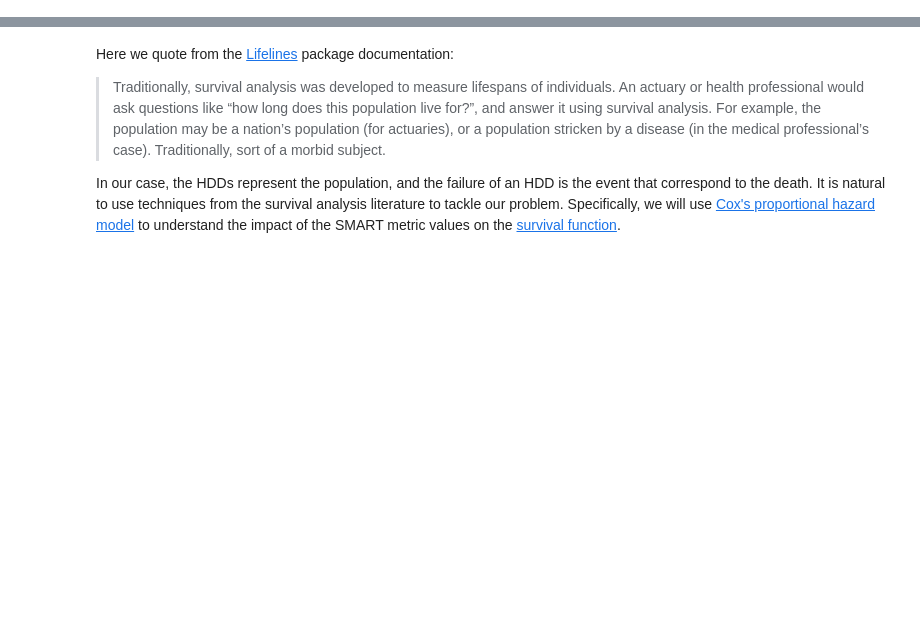
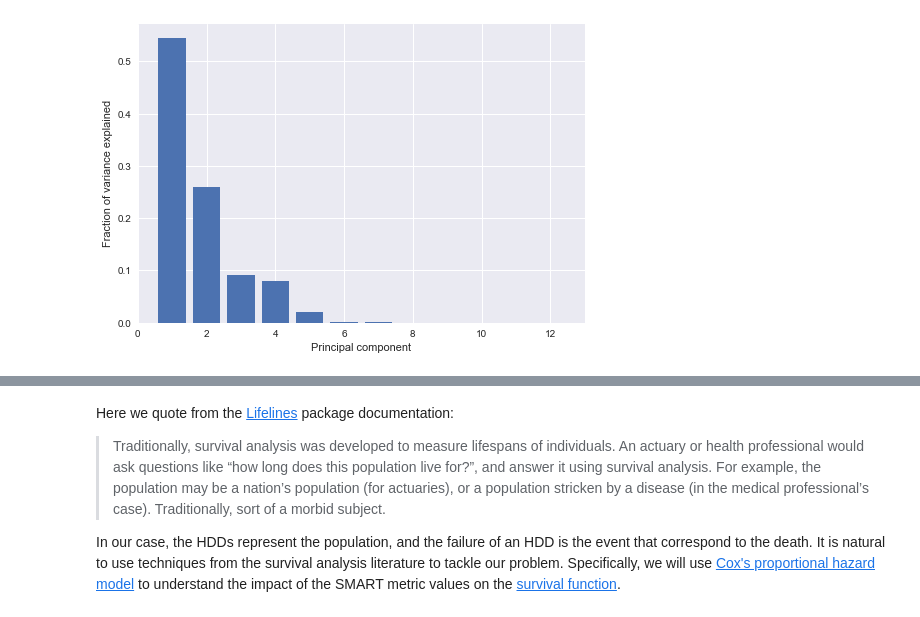
Before and after one commit to FabCec/planned_replacements, a Jupyter notebook: 4. Machine learning and optimization problem.ipynb, the cells around one changed output, grey strips where cells are left out. Cells and saved outputs as stored; diff of their text form; code cells hidden in the pictures; blank space fills up the shorter version.

```diff
--- a/4. Machine learning and optimization problem.ipynb
+++ b/4. Machine learning and optimization problem.ipynb
@@ -815,0 +352,17 @@ In the functions below, we define the dtw distance to fit our case. In particula
+# %%
+temporal_differences = [1, 7, 14]
+
+for difference in temporal_differences :
+
+    # group the df by serial_number and compute the difference as above
+    df2 = df.groupby('serial_number').diff(periods = difference)
+    suff = '_diff_' + str(difference)
+
+    # Include the computed differences in the original dataframe
+    for smart_metric in smart_metrics :
+        new_col = smart_metric + suff
+        df[new_col] = df2[smart_metric]
+
+del df2
+# Replace the NaN with zeros (metric not available k days before)
+df = df.fillna(0)
@@ -815,0 +379,23 @@ In the functions below, we define the dtw distance to fit our case. In particula
+# %%
+from sklearn.preprocessing import Normalizer
+from sklearn.decomposition import PCA
+from sklearn.pipeline import Pipeline
+import matplotlib.cm as cm
+
+scaler = Normalizer()
+pca = PCA()
+steps = [('scaler', scaler), ('pca', pca)]
+pipeline = Pipeline(steps)
+
+col_X = [col for col in df.columns if col.startswith('smart')]
+X = df[col_X].values
+pipeline.fit(X)
+
+# We now plot the ratio of explained variance captured by the different principal components.
+plt.bar(range(1,len(col_X)+1), pca.explained_variance_ratio_)
+plt.xlabel('Principal component')
+plt.ylabel('Fraction of variance explained')
+plt.savefig(folder_name + '/pca_explained_ratio.jpg')
+plt.show()
+# %% [output]
+[figure, added]
```
Also changed, not shown: parts of 103 cells of this notebook, 3 other files.
